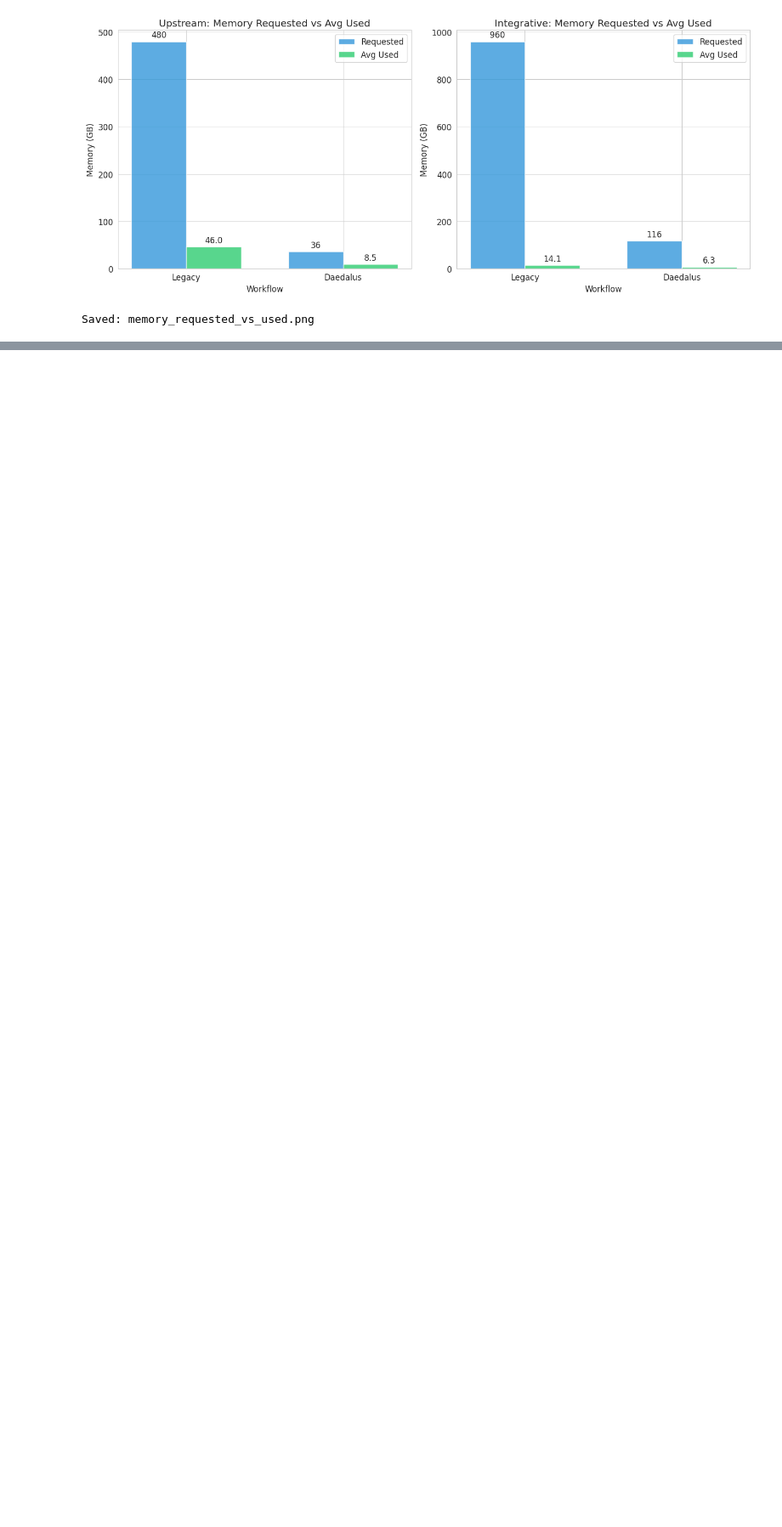
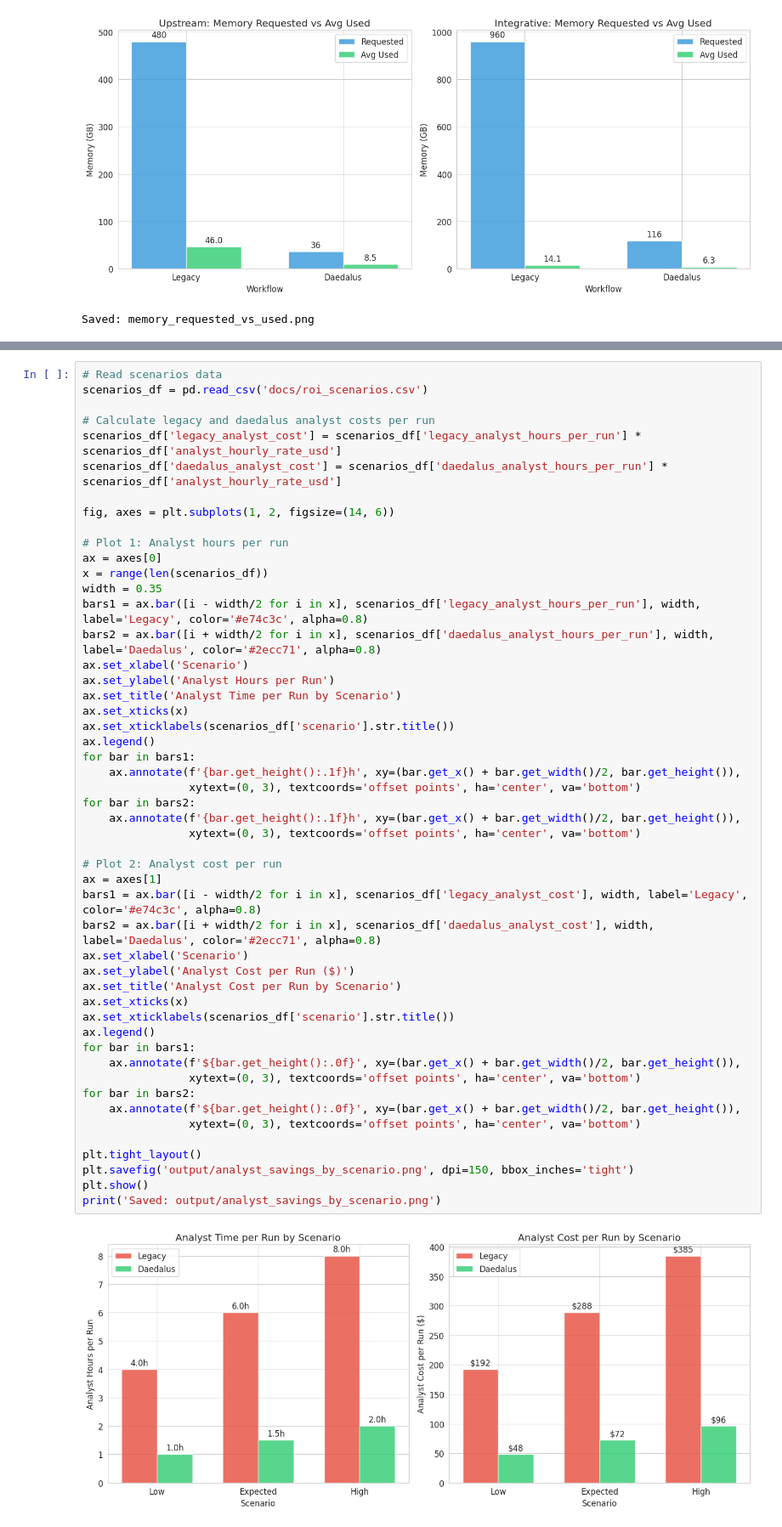
Before and after one commit to stjude-biohackathon/KIDS26-Team15, a Jupyter notebook: deliverables/roi-analysis/roi_analysis_notebook.ipynb, the cells around one changed output, grey strips where cells are left out. Shown at 85% size. Drawn from its saved outputs; the diff is of its cells as text; blank space fills up the shorter version.

Commit message:
added cost saving due to analysis cost incorporating data from roi_scenarios.csv

```diff
--- a/deliverables/roi-analysis/roi_analysis_notebook.ipynb
+++ b/deliverables/roi-analysis/roi_analysis_notebook.ipynb
@@ -353,0 +386,52 @@ Saved: memory_requested_vs_used.png
+# %%
+# Read scenarios data
+scenarios_df = pd.read_csv('docs/roi_scenarios.csv')
+
+# Calculate legacy and daedalus analyst costs per run
+scenarios_df['legacy_analyst_cost'] = scenarios_df['legacy_analyst_hours_per_run'] * scenarios_df['analyst_hourly_rate_usd']
+scenarios_df['daedalus_analyst_cost'] = scenarios_df['daedalus_analyst_hours_per_run'] * scenarios_df['analyst_hourly_rate_usd']
+
+fig, axes = plt.subplots(1, 2, figsize=(14, 6))
+
+# Plot 1: Analyst hours per run
+ax = axes[0]
+x = range(len(scenarios_df))
+width = 0.35
+bars1 = ax.bar([i - width/2 for i in x], scenarios_df['legacy_analyst_hours_per_run'], width, label='Legacy', color='#e74c3c', alpha=0.8)
+bars2 = ax.bar([i + width/2 for i in x], scenarios_df['daedalus_analyst_hours_per_run'], width, label='Daedalus', color='#2ecc71', alpha=0.8)
+ax.set_xlabel('Scenario')
+ax.set_ylabel('Analyst Hours per Run')
+ax.set_title('Analyst Time per Run by Scenario')
+ax.set_xticks(x)
+ax.set_xticklabels(scenarios_df['scenario'].str.title())
+ax.legend()
+for bar in bars1:
+    ax.annotate(f'{bar.get_height():.1f}h', xy=(bar.get_x() + bar.get_width()/2, bar.get_height()),
+                xytext=(0, 3), textcoords='offset points', ha='center', va='bottom')
+for bar in bars2:
+    ax.annotate(f'{bar.get_height():.1f}h', xy=(bar.get_x() + bar.get_width()/2, bar.get_height()),
+                xytext=(0, 3), textcoords='offset points', ha='center', va='bottom')
+
+# Plot 2: Analyst cost per run
+ax = axes[1]
+bars1 = ax.bar([i - width/2 for i in x], scenarios_df['legacy_analyst_cost'], width, label='Legacy', color='#e74c3c', alpha=0.8)
+bars2 = ax.bar([i + width/2 for i in x], scenarios_df['daedalus_analyst_cost'], width, label='Daedalus', color='#2ecc71', alpha=0.8)
+ax.set_xlabel('Scenario')
+ax.set_ylabel('Analyst Cost per Run ($)')
+ax.set_title('Analyst Cost per Run by Scenario')
+ax.set_xticks(x)
+ax.set_xticklabels(scenarios_df['scenario'].str.title())
+ax.legend()
+for bar in bars1:
+    ax.annotate(f'${bar.get_height():.0f}', xy=(bar.get_x() + bar.get_width()/2, bar.get_height()),
+                xytext=(0, 3), textcoords='offset points', ha='center', va='bottom')
+for bar in bars2:
+    ax.annotate(f'${bar.get_height():.0f}', xy=(bar.get_x() + bar.get_width()/2, bar.get_height()),
+                xytext=(0, 3), textcoords='offset points', ha='center', va='bottom')
+
+plt.tight_layout()
+plt.savefig('output/analyst_savings_by_scenario.png', dpi=150, bbox_inches='tight')
+plt.show()
+print('Saved: output/analyst_savings_by_scenario.png')
+# %% [output]
+[figure, added]
```
Also changed, not shown: parts of 9 cells of this notebook, 10 other files.
